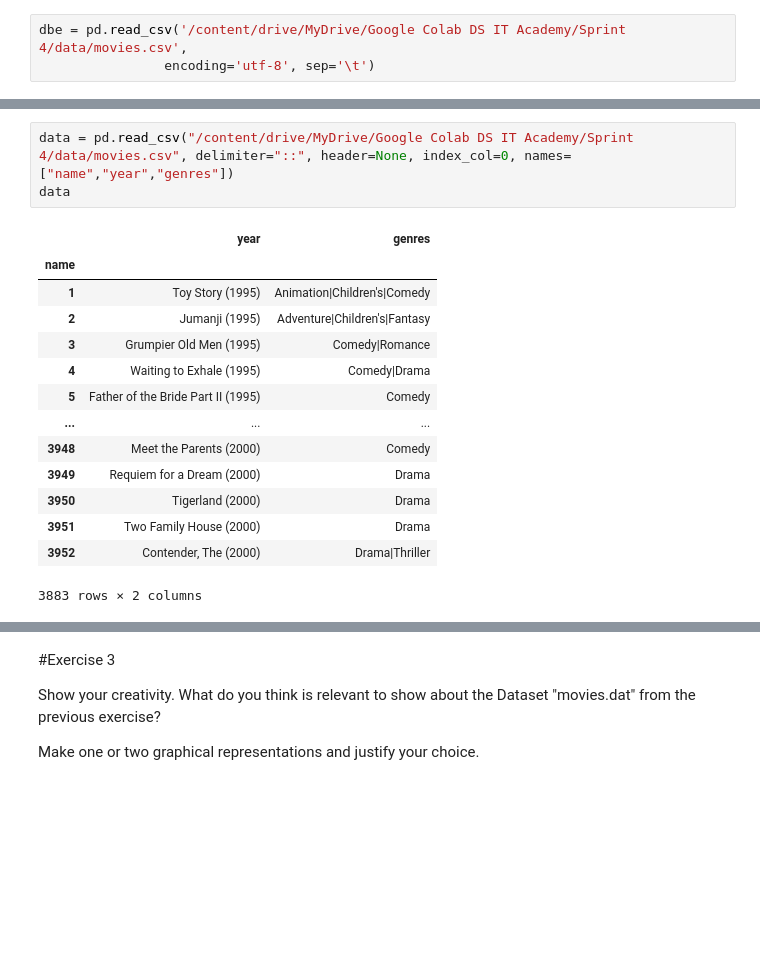
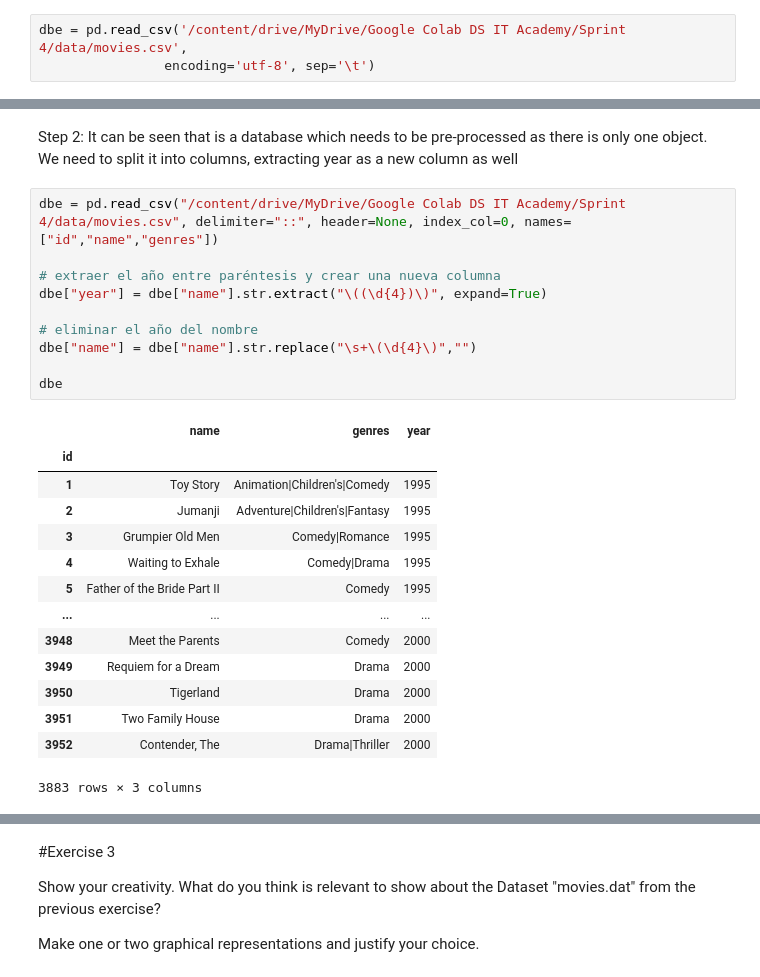
Before and after one commit to ddenebb/visualitzacio_exploratoria, a Jupyter notebook: Tasca_M4_T02.ipynb, the cells around one changed output, grey strips where cells are left out. Drawn from its saved outputs; the diff is of its cells as text; blank space fills up the shorter version.

```diff
--- a/Tasca_M4_T02.ipynb
+++ b/Tasca_M4_T02.ipynb
@@ -1026,18 +1032,27 @@ dbe
+# %% [markdown]
+Step 2: It can be seen that is a database which needs to be pre-processed as there is only one object. We need  to split it into columns, extracting year as a new column as well
 # %%
-data = pd.read_csv("/content/drive/MyDrive/Google Colab DS IT Academy/Sprint 4/data/movies.csv", delimiter="::", header=None, index_col=0, names=["name","year","genres"])
-data
+dbe = pd.read_csv("/content/drive/MyDrive/Google Colab DS IT Academy/Sprint 4/data/movies.csv", delimiter="::", header=None, index_col=0, names=["id","name","genres"])
+
+# extraer el año entre paréntesis y crear una nueva columna
+dbe["year"] = dbe["name"].str.extract("\((\d{4})\)", expand=True)
+
+# eliminar el año del nombre
+dbe["name"] = dbe["name"].str.replace("\s+\(\d{4}\)","")
+
+dbe
 # %% [output]
-|  | year | genres |
-| name |  |  |
-| 1 | Toy Story (1995) | Animation|Children's|Comedy |
-| 2 | Jumanji (1995) | Adventure|Children's|Fantasy |
-| 3 | Grumpier Old Men (1995) | Comedy|Romance |
-| 4 | Waiting to Exhale (1995) | Comedy|Drama |
-| 5 | Father of the Bride Part II (1995) | Comedy |
-| ... | ... | ... |
-| 3948 | Meet the Parents (2000) | Comedy |
-| 3949 | Requiem for a Dream (2000) | Drama |
-| 3950 | Tigerland (2000) | Drama |
-| 3951 | Two Family House (2000) | Drama |
-| 3952 | Contender, The (2000) | Drama|Thriller |
+|  | name | genres | year |
+| id |  |  |  |
+| 1 | Toy Story | Animation|Children's|Comedy | 1995 |
+| 2 | Jumanji | Adventure|Children's|Fantasy | 1995 |
+| 3 | Grumpier Old Men | Comedy|Romance | 1995 |
+| 4 | Waiting to Exhale | Comedy|Drama | 1995 |
+| 5 | Father of the Bride Part II | Comedy | 1995 |
+| ... | ... | ... | ... |
+| 3948 | Meet the Parents | Comedy | 2000 |
+| 3949 | Requiem for a Dream | Drama | 2000 |
+| 3950 | Tigerland | Drama | 2000 |
+| 3951 | Two Family House | Drama | 2000 |
+| 3952 | Contender, The | Drama|Thriller | 2000 |
-3883 rows × 2 columns
+3883 rows × 3 columns
```
Also changed, not shown: parts of 42 cells of this notebook.
